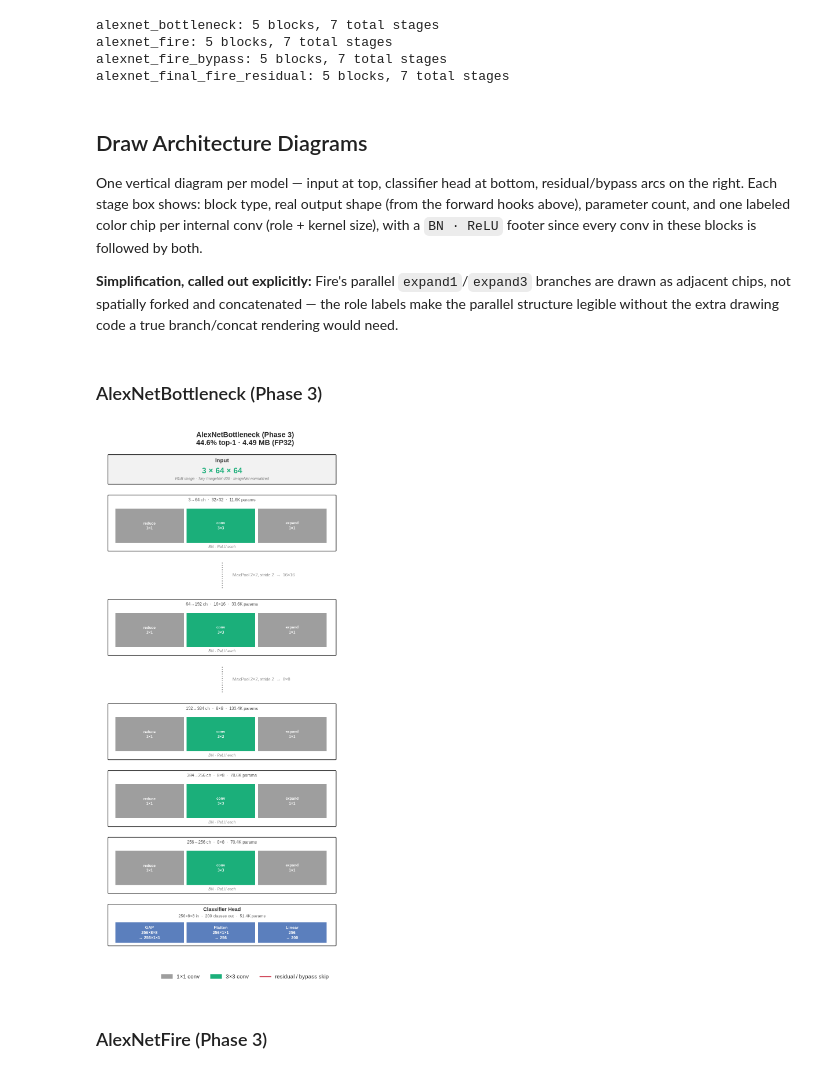
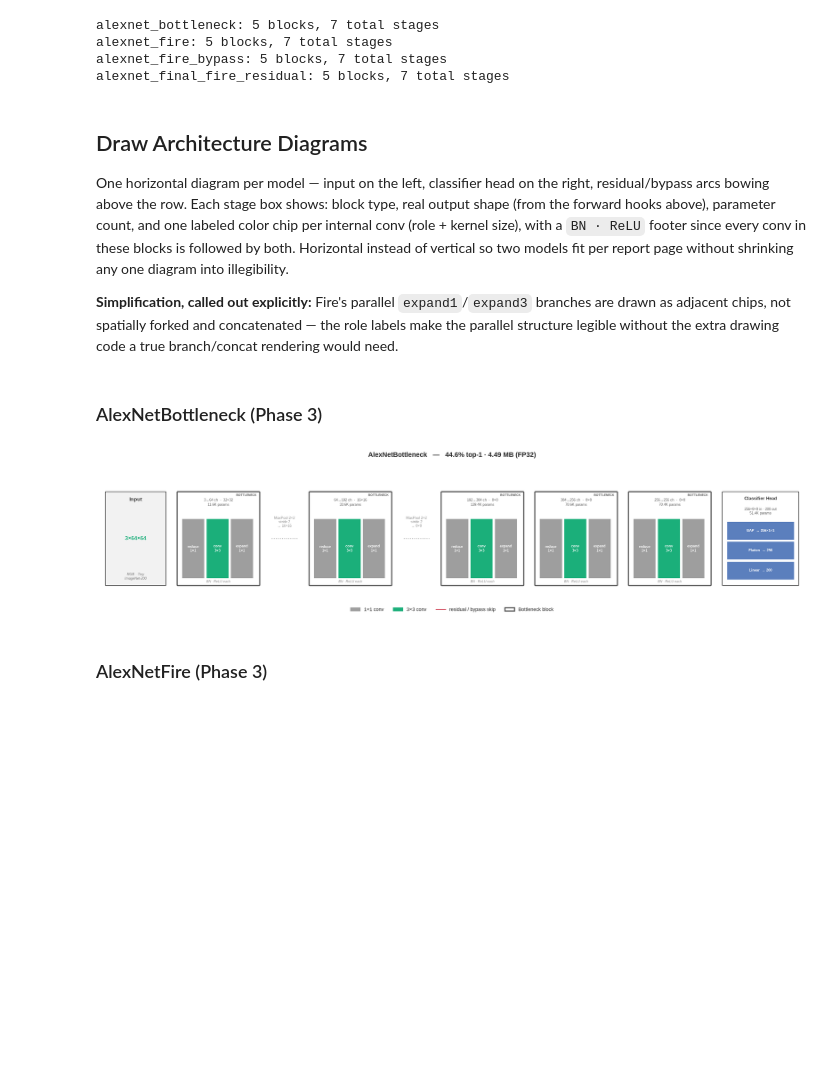
Before and after one commit to RafaelSdeS/dnn_study, a Jupyter notebook: notebooks/phase_5_cross_phase_results_analysis/architecture_internals_phase5.ipynb, the cells around one changed output. Drawn from its saved outputs; the diff is of its cells as text; code cells hidden in the pictures; blank space fills up the shorter version.

Commit message:
fix: report figures and references

```diff
--- a/notebooks/phase_5_cross_phase_results_analysis/architecture_internals_phase5.ipynb
+++ b/notebooks/phase_5_cross_phase_results_analysis/architecture_internals_phase5.ipynb
@@ -240,11 +235,13 @@ alexnet_final_fire_residual: 5 blocks, 7 total stages
 # %% [markdown]
 ## Draw Architecture Diagrams
 
-One vertical diagram per model — input at top, classifier head at bottom,
-residual/bypass arcs on the right. Each stage box shows: block type, real
-output shape (from the forward hooks above), parameter count, and one
-labeled color chip per internal conv (role + kernel size), with a
-`BN · ReLU` footer since every conv in these blocks is followed by both.
+One horizontal diagram per model — input on the left, classifier head on
+the right, residual/bypass arcs bowing above the row. Each stage box shows:
+block type, real output shape (from the forward hooks above), parameter
+count, and one labeled color chip per internal conv (role + kernel size),
+with a `BN · ReLU` footer since every conv in these blocks is followed by
+both. Horizontal instead of vertical so two models fit per report page
+without shrinking any one diagram into illegibility.
 
 **Simplification, called out explicitly:** Fire's parallel `expand1`/`expand3`
 branches are drawn as adjacent chips, not spatially forked and concatenated —
@@ -417,9 +422,9 @@ def save_model_figure(name, title):
 # %% [markdown]
 ### AlexNetBottleneck (Phase 3)
 # %%
-save_model_figure("alexnet_bottleneck", "AlexNetBottleneck (Phase 3)")
+save_model_figure("alexnet_bottleneck", "AlexNetBottleneck")
 # %% [output]
-[figure, old version]
+[figure, new version]
 # %% [markdown]
 ### AlexNetFire (Phase 3)
 # %%
```
Also changed, not shown: parts of 6 cells of this notebook, 12 other files.
